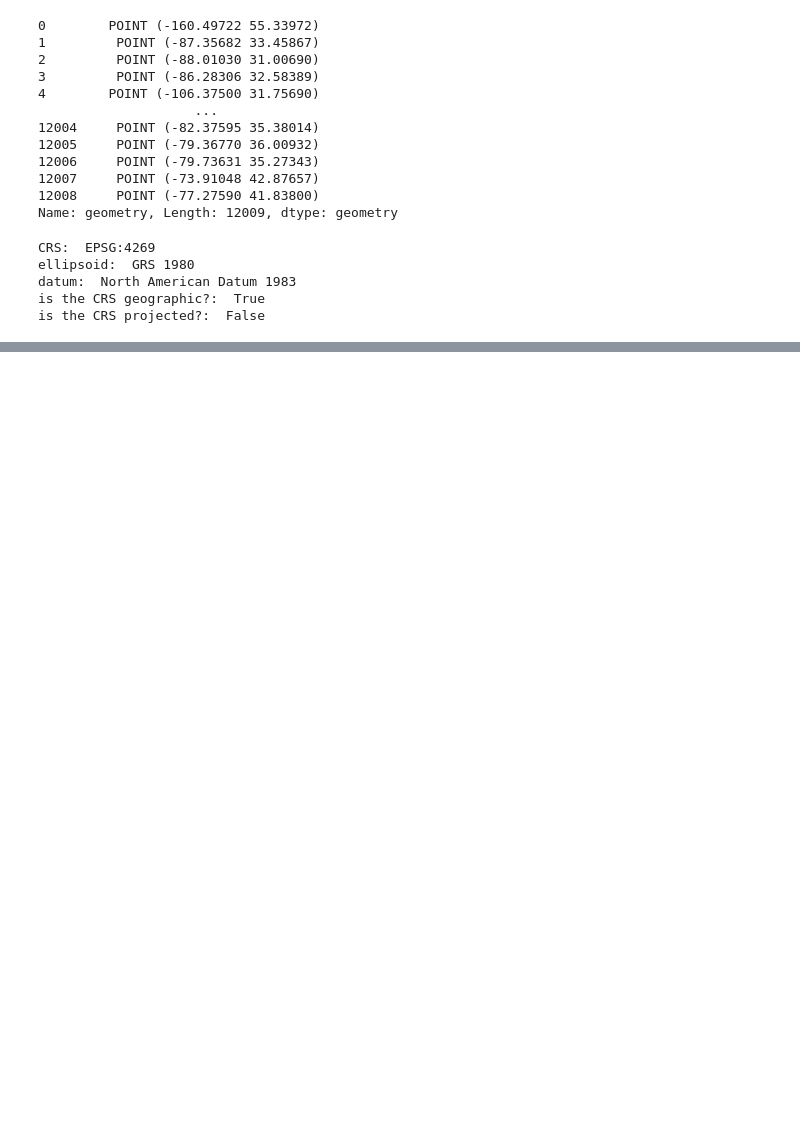
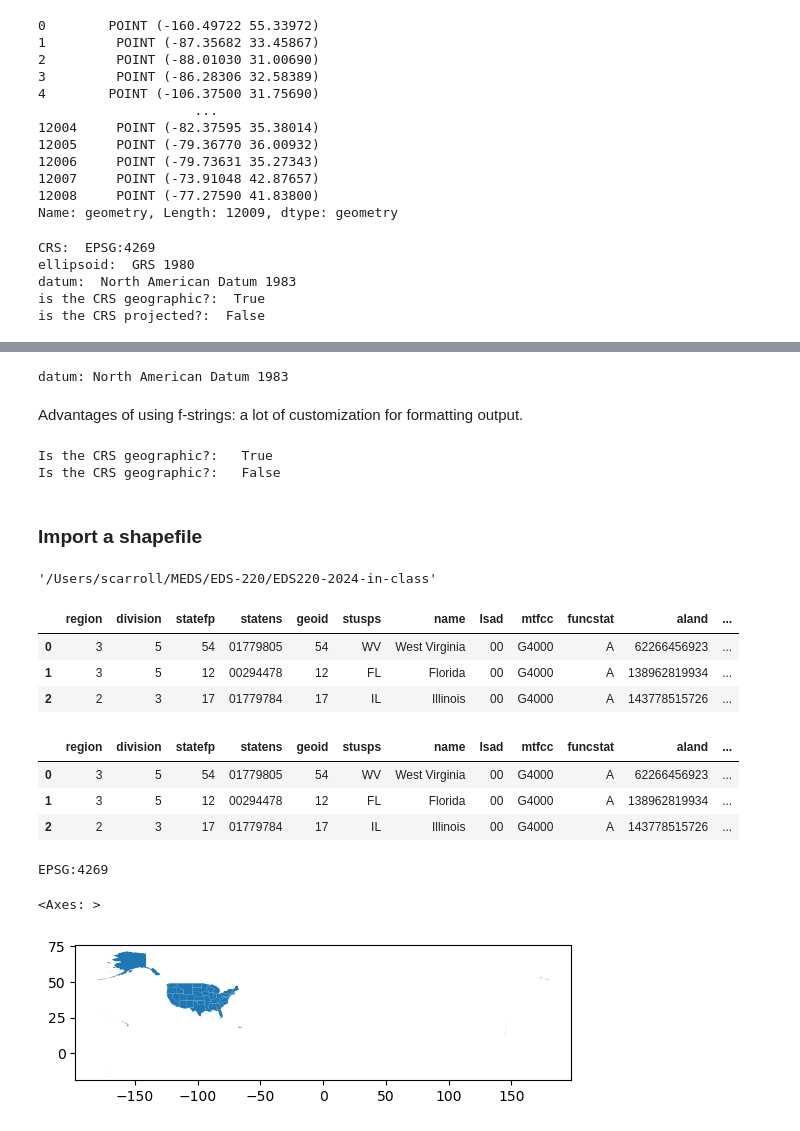
Before and after one commit to stephenccodes/EDS220-2024-in-class, a Jupyter notebook: week5-csv-to-geodf.ipynb, the cells around one changed output, grey strips where cells are left out. Saved outputs shown, nothing was run; the diff lists cells and outputs as text; code cells hidden in the pictures; blank space fills up the shorter version.

```diff
--- a/week5-csv-to-geodf.ipynb
+++ b/week5-csv-to-geodf.ipynb
@@ -76,0 +96,61 @@ states = gpd.read_file(fp)
+# %%
+# Use f-strings inside the print function
+print(f"datum: {power_plants.crs.datum}")
+# %% [output]
+datum: North American Datum 1983
+# %% [markdown]
+Advantages of using f-strings: a lot of customization for formatting output.
+# %%
+# Set the label width to 25 characters, aligning the answers
+print(f"{'Is the CRS geographic?:':<25} {power_plants.crs.is_geographic}")
+print(f"{'Is the CRS geographic?:':<25} {power_plants.crs.is_projected}")
+# %% [output]
+Is the CRS geographic?:   True
+Is the CRS geographic?:   False
+# %% [markdown]
+### Import a shapefile
+# %%
+# Print your current working directory
+os.getcwd()
+# %% [output]
+'/Users/scarroll/MEDS/EDS-220/EDS220-2024-in-class'
+# %%
+# Create an absolute file path to data
+fp1 = os.path.join('/',
+                  'courses',
+                 'EDS220',
+                 'data',
+                 'tl_2022_us_state',
+                 'tl_2022_us_state.shp')
+
+states1 = gpd.read_file(fp1)
+# Simlipfy column names
+states.columns = states.columns.str.lower()
+
+states.head(3)
+# %% [output]
+|  | region | division | statefp | statens | geoid | stusps | name | lsad | mtfcc | funcstat | aland | ... |
+| 0 | 3 | 5 | 54 | 01779805 | 54 | WV | West Virginia | 00 | G4000 | A | 62266456923 | ... |
+| 1 | 3 | 5 | 12 | 00294478 | 12 | FL | Florida | 00 | G4000 | A | 138962819934 | ... |
+| 2 | 2 | 3 | 17 | 01779784 | 17 | IL | Illinois | 00 | G4000 | A | 143778515726 | ... |
+# %%
+# Import states data
+fp = os.path.join('data', 'power_plants', 'tl_2022_us_state.shp')
+states = gpd.read_file(fp)
+
+# Simplify column names
+states.columns = states.columns.str.lower()
+
+states.head(3)
+# %% [output]
+|  | region | division | statefp | statens | geoid | stusps | name | lsad | mtfcc | funcstat | aland | ... |
+| 0 | 3 | 5 | 54 | 01779805 | 54 | WV | West Virginia | 00 | G4000 | A | 62266456923 | ... |
+| 1 | 3 | 5 | 12 | 00294478 | 12 | FL | Florida | 00 | G4000 | A | 138962819934 | ... |
+| 2 | 2 | 3 | 17 | 01779784 | 17 | IL | Illinois | 00 | G4000 | A | 143778515726 | ... |
+# %%
+print(states.crs)
+states.plot()
+# %% [output]
+EPSG:4269
+<Axes: >
+[figure, added]
```
Also changed, not shown: parts of 30 cells of this notebook.
